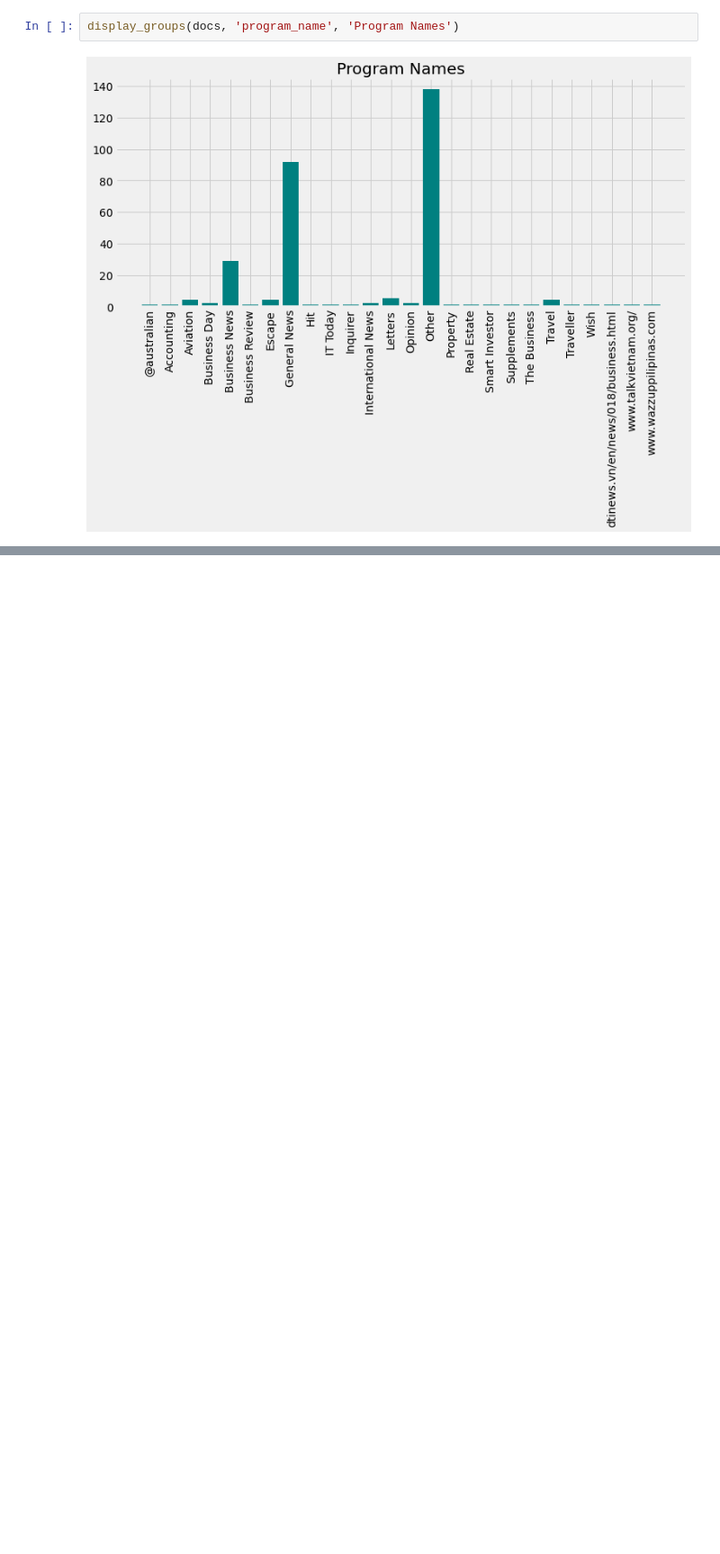
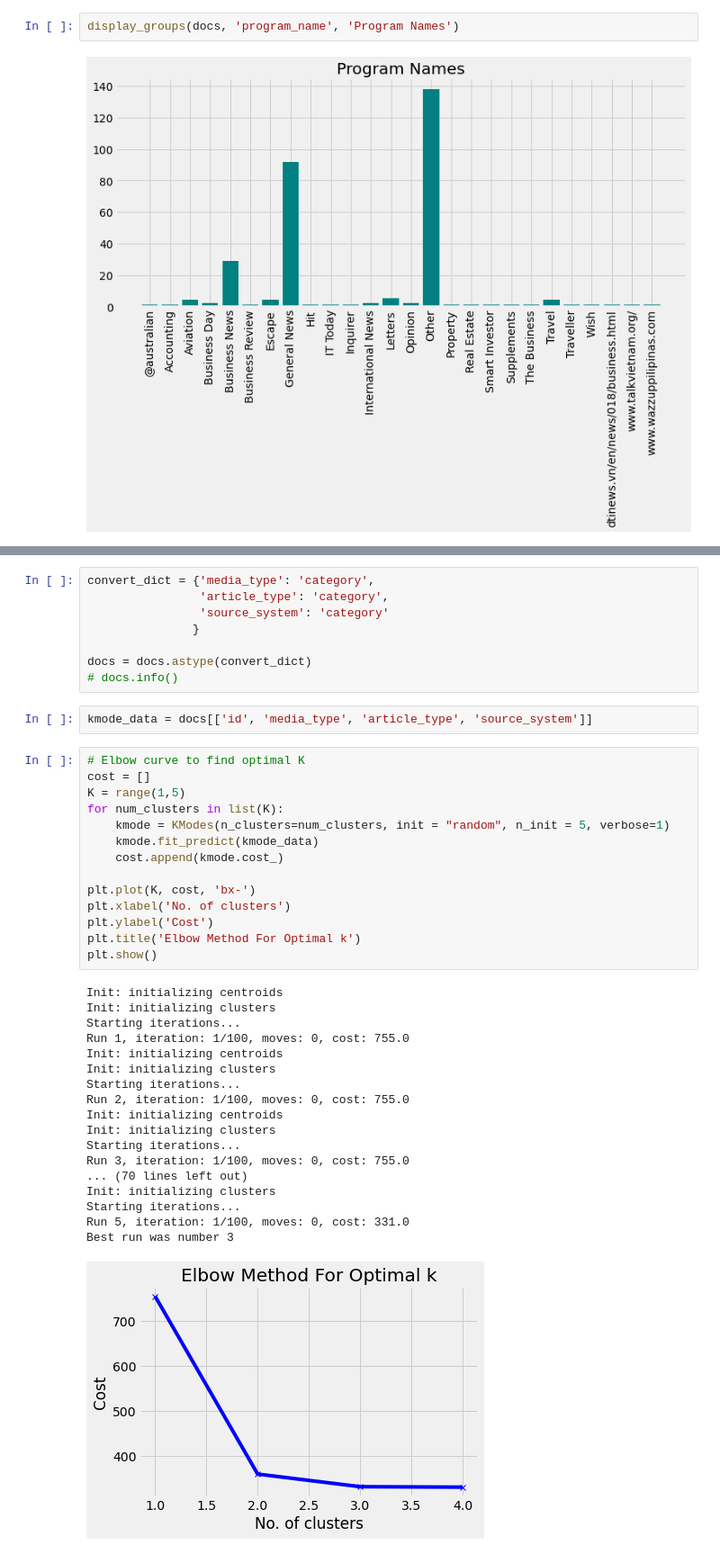
Before and after one commit to YanaSSS/technical-task, a Jupyter notebook: clustering-documents.ipynb, the cells around one changed output, grey strips where cells are left out. Shown: that part at 90% size. Cells and saved outputs as stored; diff of their text form; blank space fills up the shorter version.

Commit message:
test kmode clustering
Categorical clustering using mode

```diff
--- a/clustering-documents.ipynb
+++ b/clustering-documents.ipynb
@@ -350,0 +364,43 @@ I will set the media_type, program_name, article_type and source_system columns
+# %%
+convert_dict = {'media_type': 'category',
+                'article_type': 'category',
+                'source_system': 'category'
+               }
+
+docs = docs.astype(convert_dict)
+# docs.info()
+# %%
+kmode_data = docs[['id', 'media_type', 'article_type', 'source_system']]
+# %%
+# Elbow curve to find optimal K
+cost = []
+K = range(1,5)
+for num_clusters in list(K):
+    kmode = KModes(n_clusters=num_clusters, init = "random", n_init = 5, verbose=1)
+    kmode.fit_predict(kmode_data)
+    cost.append(kmode.cost_)
+
+plt.plot(K, cost, 'bx-')
+plt.xlabel('No. of clusters')
+plt.ylabel('Cost')
+plt.title('Elbow Method For Optimal k')
+plt.show()
+# %% [output]
+Init: initializing centroids
+Init: initializing clusters
+Starting iterations...
+Run 1, iteration: 1/100, moves: 0, cost: 755.0
+Init: initializing centroids
+Init: initializing clusters
+Starting iterations...
+Run 2, iteration: 1/100, moves: 0, cost: 755.0
+Init: initializing centroids
+Init: initializing clusters
+Starting iterations...
+Run 3, iteration: 1/100, moves: 0, cost: 755.0
+... (70 lines left out)
+Init: initializing clusters
+Starting iterations...
+Run 5, iteration: 1/100, moves: 0, cost: 331.0
+Best run was number 3
+[figure, added]
```
Also changed, not shown: parts of 23 cells of this notebook.
